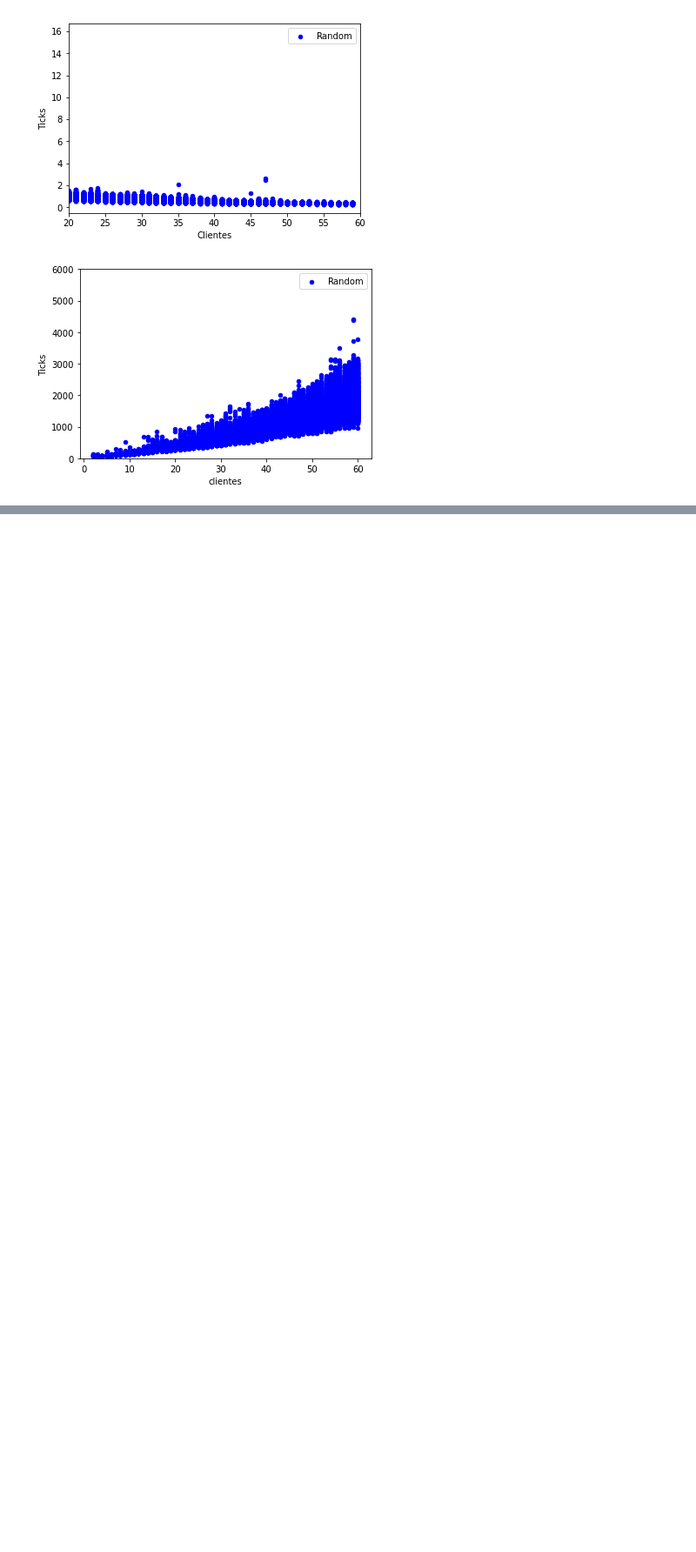
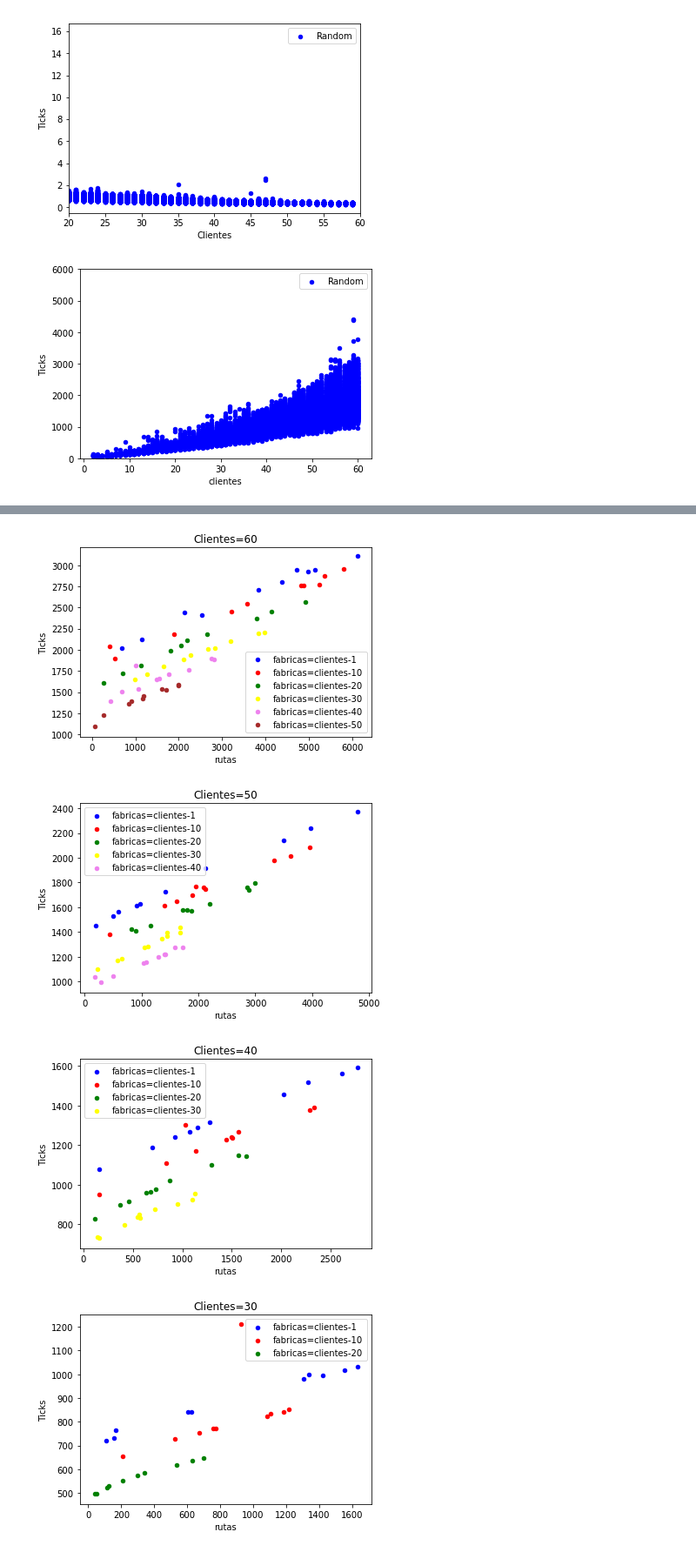
Before and after one commit to nicocheh/TP2-ALGO3-NO-LO-ROMPAMOS, a Jupyter notebook: problema 3/Untitled.ipynb, the cells around one changed output, grey strips where cells are left out. Shown: that part at 87% size. Drawn from its saved outputs; the diff is of its cells as text; code cells hidden in the pictures; blank space fills up the shorter version.

```diff
--- a/problema 3/Untitled.ipynb
+++ b/problema 3/Untitled.ipynb
@@ -65,0 +65,57 @@ KeyError: 'fabricas'
+# %%
+ax= df3[df3['fabricas']==df3['clientes']-1][df3['clientes']==60].plot.scatter(x='rutas', y='tiempo', color='Blue', label='fabricas=clientes-1')
+df3[df3['fabricas']==df3['clientes']-10][df3['clientes']==60].plot.scatter(x='rutas', y='tiempo', color='Red', ax=ax, label='fabricas=clientes-10')
+df3[df3['fabricas']==df3['clientes']-20][df3['clientes']==60].plot.scatter(x='rutas', y='tiempo', color='Green', ax=ax, label='fabricas=clientes-20')
+df3[df3['fabricas']==df3['clientes']-30][df3['clientes']==60].plot.scatter(x='rutas', y='tiempo', color='Yellow', ax=ax, label='fabricas=clientes-30')
+df3[df3['fabricas']==df3['clientes']-40][df3['clientes']==60].plot.scatter(x='rutas', y='tiempo', color='Violet', ax=ax, label='fabricas=clientes-40')
+df3[df3['fabricas']==df3['clientes']-50][df3['clientes']==60].plot.scatter(x='rutas', y='tiempo', color='Brown', ax=ax, label='fabricas=clientes-50')
+
+
+plt.title('Clientes=60')
+plt.ylabel('Ticks')
+plt.xlabel('rutas')
+plt.show()
+
+ax= df3[df3['fabricas']==df3['clientes']-1][df3['clientes']==50].plot.scatter(x='rutas', y='tiempo', color='Blue', label='fabricas=clientes-1')
+df3[df3['fabricas']==df3['clientes']-10][df3['clientes']==50].plot.scatter(x='rutas', y='tiempo', color='Red', ax=ax, label='fabricas=clientes-10')
+df3[df3['fabricas']==df3['clientes']-20][df3['clientes']==50].plot.scatter(x='rutas', y='tiempo', color='Green', ax=ax, label='fabricas=clientes-20')
+df3[df3['fabricas']==df3['clientes']-30][df3['clientes']==50].plot.scatter(x='rutas', y='tiempo', color='Yellow', ax=ax, label='fabricas=clientes-30')
+df3[df3['fabricas']==df3['clientes']-40][df3['clientes']==50].plot.scatter(x='rutas', y='tiempo', color='Violet', ax=ax, label='fabricas=clientes-40')
+#df3[df3['fabricas']==df3['clientes']-50][df3['clientes']==50].plot.scatter(x='rutas', y='tiempo', color='Brown', ax=ax, label='fabricas=clientes-50')
+
+
+plt.title('Clientes=50')
+plt.ylabel('Ticks')
+plt.xlabel('rutas')
+plt.show()
+
+ax= df3[df3['fabricas']==df3['clientes']-1][df3['clientes']==40].plot.scatter(x='rutas', y='tiempo', color='Blue', label='fabricas=clientes-1')
+df3[df3['fabricas']==df3['clientes']-10][df3['clientes']==40].plot.scatter(x='rutas', y='tiempo', color='Red', ax=ax, label='fabricas=clientes-10')
+df3[df3['fabricas']==df3['clientes']-20][df3['clientes']==40].plot.scatter(x='rutas', y='tiempo', color='Green', ax=ax, label='fabricas=clientes-20')
+df3[df3['fabricas']==df3['clientes']-30][df3['clientes']==40].plot.scatter(x='rutas', y='tiempo', color='Yellow', ax=ax, label='fabricas=clientes-30')
+#df3[df3['fabricas']==df3['clientes']-40][df3['clientes']==40].plot.scatter(x='rutas', y='tiempo', color='Violet', ax=ax, label='fabricas=clientes-40')
+#df3[df3['fabricas']==df3['clientes']-50][df3['clientes']==50].plot.scatter(x='rutas', y='tiempo', color='Brown', ax=ax, label='fabricas=clientes-50')
+
+
+plt.title('Clientes=40')
+plt.ylabel('Ticks')
+plt.xlabel('rutas')
+plt.show()
+
+ax= df3[df3['fabricas']==df3['clientes']-1][df3['clientes']==30].plot.scatter(x='rutas', y='tiempo', color='Blue', label='fabricas=clientes-1')
+df3[df3['fabricas']==df3['clientes']-10][df3['clientes']==30].plot.scatter(x='rutas', y='tiempo', color='Red', ax=ax, label='fabricas=clientes-10')
+df3[df3['fabricas']==df3['clientes']-20][df3['clientes']==30].plot.scatter(x='rutas', y='tiempo', color='Green', ax=ax, label='fabricas=clientes-20')
+#df3[df3['fabricas']==df3['clientes']-30][df3['clientes']==50].plot.scatter(x='rutas', y='tiempo', color='Yellow', ax=ax, label='fabricas=clientes-30')
+#df3[df3['fabricas']==df3['clientes']-40][df3['clientes']==50].plot.scatter(x='rutas', y='tiempo', color='Violet', ax=ax, label='fabricas=clientes-40')
+#df3[df3['fabricas']==df3['clientes']-50][df3['clientes']==50].plot.scatter(x='rutas', y='tiempo', color='Brown', ax=ax, label='fabricas=clientes-50')
+
+
+plt.title('Clientes=30')
+plt.ylabel('Ticks')
+plt.xlabel('rutas')
+plt.show()
+# %% [output]
+[figure, added]
+[figure, added]
+[figure, added]
+[figure, added]
```
Also changed, not shown: parts of 1 cell of this notebook, 8 other files.
